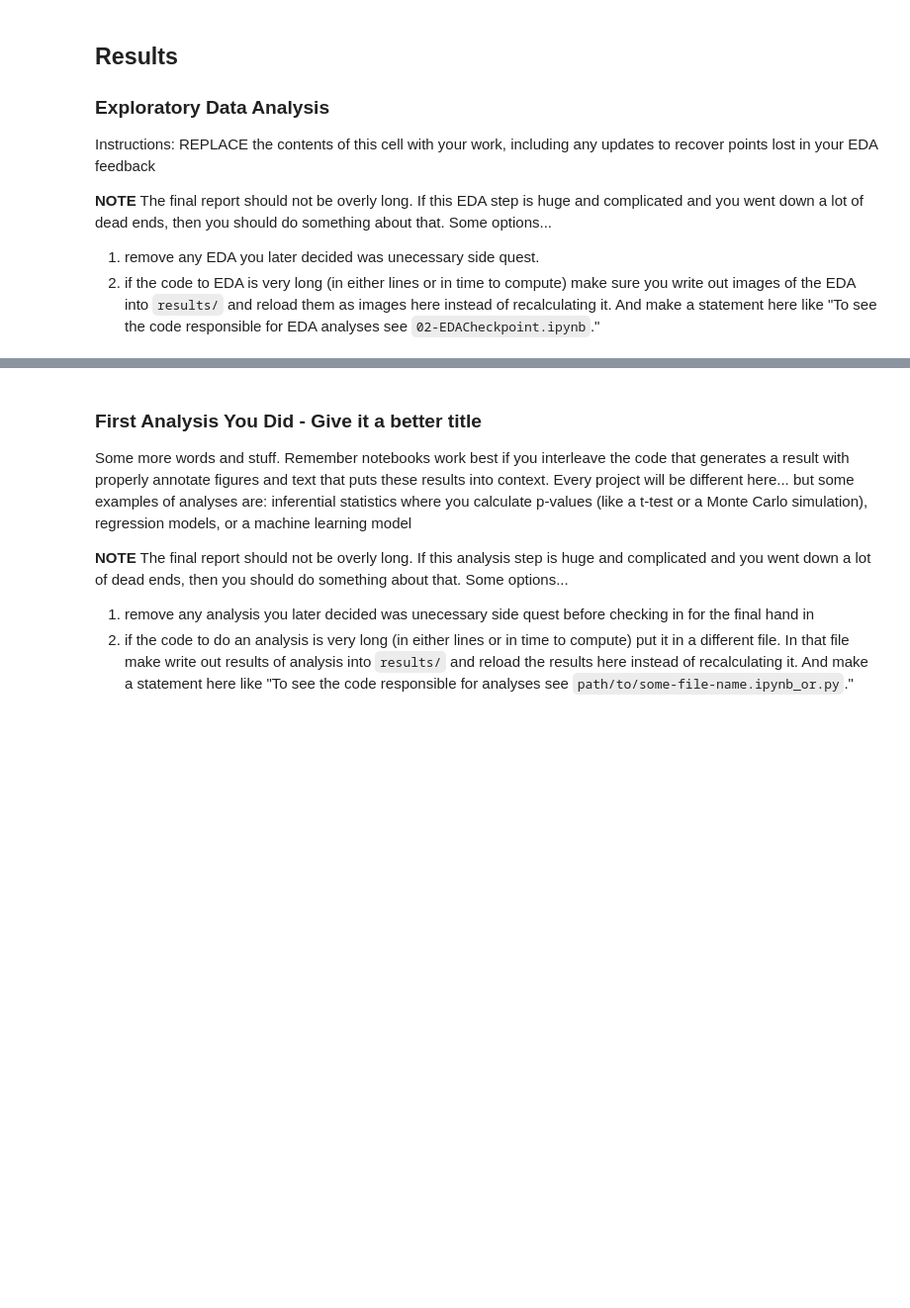
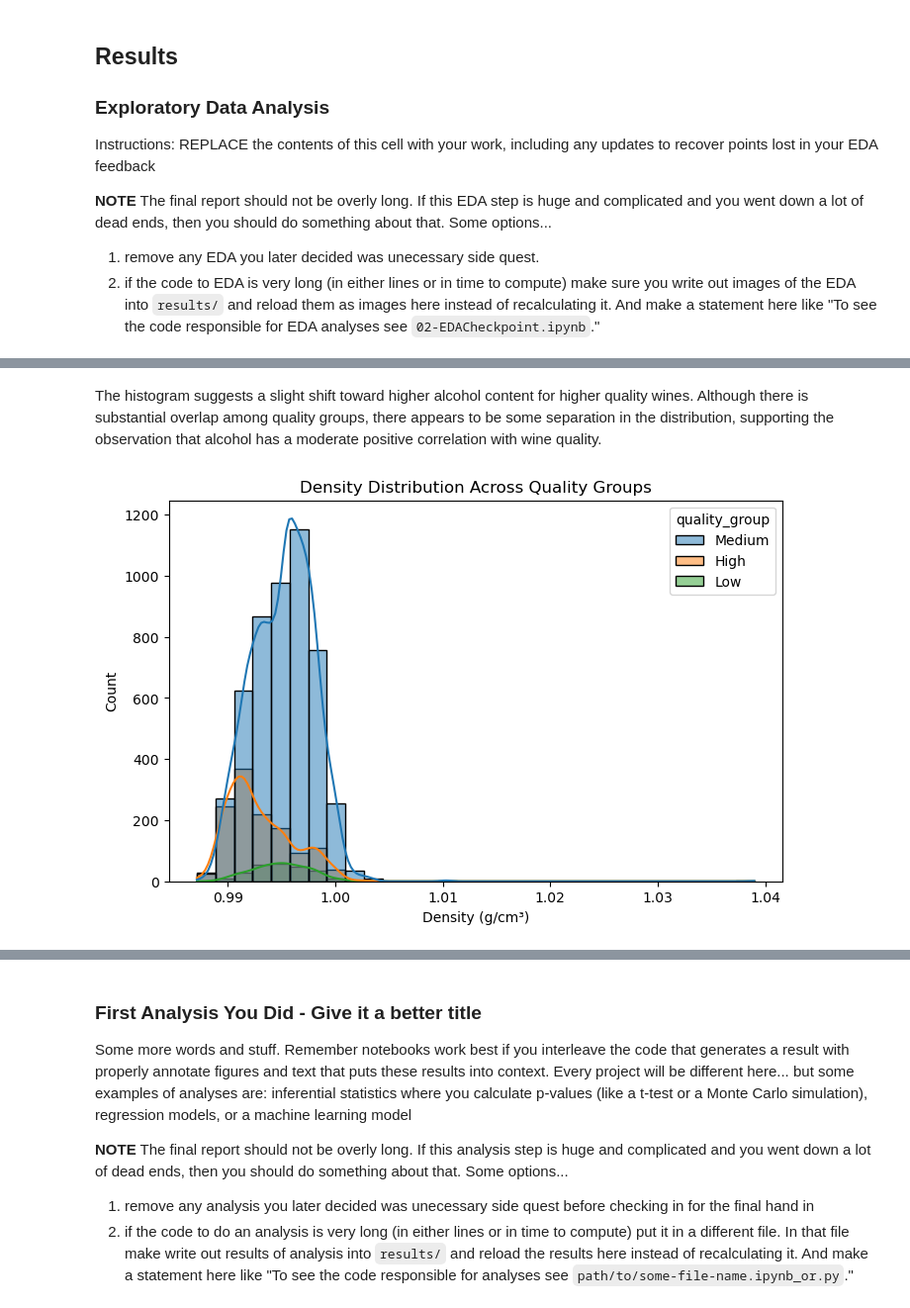
Before and after one commit to COGS108/Group043_WI26, a Jupyter notebook: 03-FinalProject.ipynb, the cells around one changed output, grey strips where cells are left out. Shown at 99% size. Cells and saved outputs as stored; diff of their text form; code cells hidden in the pictures; blank space fills up the shorter version.

```diff
--- a/03-FinalProject.ipynb
+++ b/03-FinalProject.ipynb
@@ -148,0 +363,19 @@ Instructions: REPLACE the contents of this cell with your work, including any up
+# %% [markdown]
+The histogram suggests a slight shift toward higher alcohol content for higher quality wines. Although there is substantial overlap among quality groups, there appears to be some separation in the distribution, supporting the observation that alcohol has a moderate positive correlation with wine quality.
+# %%
+plt.figure(figsize=(8,5))
+
+sns.histplot(
+    data=df,
+    x="density",
+    hue="quality_group",
+    bins=30,
+    kde=True
+)
+
+plt.xlabel("Density (g/cm³)")
+plt.ylabel("Count")
+plt.title("Density Distribution Across Quality Groups")
+plt.show()
+# %% [output]
+[figure, added]
```
Also changed, not shown: parts of 46 cells of this notebook.
